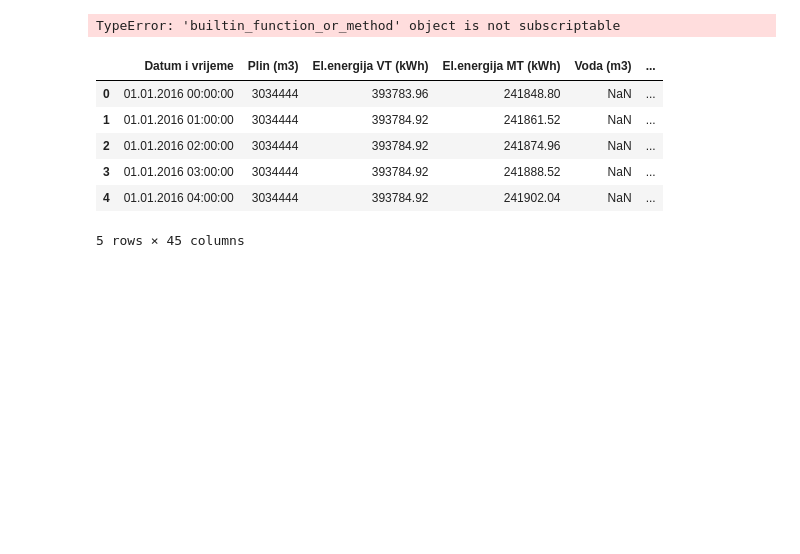
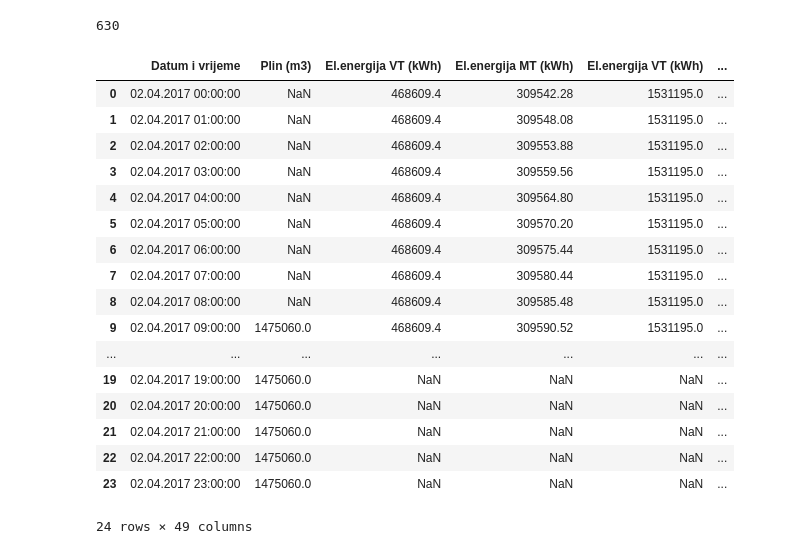
Before and after one commit to ehlimana/EMS, a Jupyter notebook: Merging_of_files.ipynb, the cells around one changed output. Cells and saved outputs as stored; diff of their text form; code cells hidden in the pictures; blank space fills up the shorter version.

```diff
--- a/Merging_of_files.ipynb
+++ b/Merging_of_files.ipynb
@@ -96,7 +20,3 @@ TypeError: 'dict_keys' object is not subscriptable
-# %%
-columns_from_sheets.values[0]
-# %% [output]
-TypeError: 'builtin_function_or_method' object is not subscriptable
 # %%
 df_all_files=[None]*len(file_names)
 
@@ -114,12 +34,2 @@ for file in file_names:
     df1=pd.concat(df[:],axis=1)
     df_all_files[file_names.index(file)]=df1
-# %%
-df_all_files[0].head()
-# %% [output]
-|  | Datum i vrijeme | Plin (m3) | El.energija VT (kWh) | El.energija MT (kWh) | Voda (m3) | ... |
-| 0 | 01.01.2016 00:00:00 | 3034444 | 393783.96 | 241848.80 | NaN | ... |
-| 1 | 01.01.2016 01:00:00 | 3034444 | 393784.92 | 241861.52 | NaN | ... |
-| 2 | 01.01.2016 02:00:00 | 3034444 | 393784.92 | 241874.96 | NaN | ... |
-| 3 | 01.01.2016 03:00:00 | 3034444 | 393784.92 | 241888.52 | NaN | ... |
-| 4 | 01.01.2016 04:00:00 | 3034444 | 393784.92 | 241902.04 | NaN | ... |
-5 rows × 45 columns
@@ -126,3 +43,30 @@ df_all_files[0].head()
+# %%
+for i in range(len(df_all_files)): #check for all of 81 files
+    print(i, end="\r")
+    check_empty(df_all_files[i],i)
+# %% [output]
+630
+# %%
+df_all_files[32]
+# %% [output]
+|  | Datum i vrijeme | Plin (m3) | El.energija VT (kWh) | El.energija MT (kWh) | El.energija VT (kWh) | ... |
+| 0 | 02.04.2017 00:00:00 | NaN | 468609.4 | 309542.28 | 1531195.0 | ... |
+| 1 | 02.04.2017 01:00:00 | NaN | 468609.4 | 309548.08 | 1531195.0 | ... |
+| 2 | 02.04.2017 02:00:00 | NaN | 468609.4 | 309553.88 | 1531195.0 | ... |
+| 3 | 02.04.2017 03:00:00 | NaN | 468609.4 | 309559.56 | 1531195.0 | ... |
+| 4 | 02.04.2017 04:00:00 | NaN | 468609.4 | 309564.80 | 1531195.0 | ... |
+| 5 | 02.04.2017 05:00:00 | NaN | 468609.4 | 309570.20 | 1531195.0 | ... |
+| 6 | 02.04.2017 06:00:00 | NaN | 468609.4 | 309575.44 | 1531195.0 | ... |
+| 7 | 02.04.2017 07:00:00 | NaN | 468609.4 | 309580.44 | 1531195.0 | ... |
+| 8 | 02.04.2017 08:00:00 | NaN | 468609.4 | 309585.48 | 1531195.0 | ... |
+| 9 | 02.04.2017 09:00:00 | 1475060.0 | 468609.4 | 309590.52 | 1531195.0 | ... |
+| ... | ... | ... | ... | ... | ... | ... |
+| 19 | 02.04.2017 19:00:00 | 1475060.0 | NaN | NaN | NaN | ... |
+| 20 | 02.04.2017 20:00:00 | 1475060.0 | NaN | NaN | NaN | ... |
+| 21 | 02.04.2017 21:00:00 | 1475060.0 | NaN | NaN | NaN | ... |
+| 22 | 02.04.2017 22:00:00 | 1475060.0 | NaN | NaN | NaN | ... |
+| 23 | 02.04.2017 23:00:00 | 1475060.0 | NaN | NaN | NaN | ... |
+24 rows × 49 columns
 # %%
 df_total=pd.concat(df_all_files[:],axis=0)
 df_total.tail()
```
Also changed, not shown: parts of 24 cells of this notebook.
